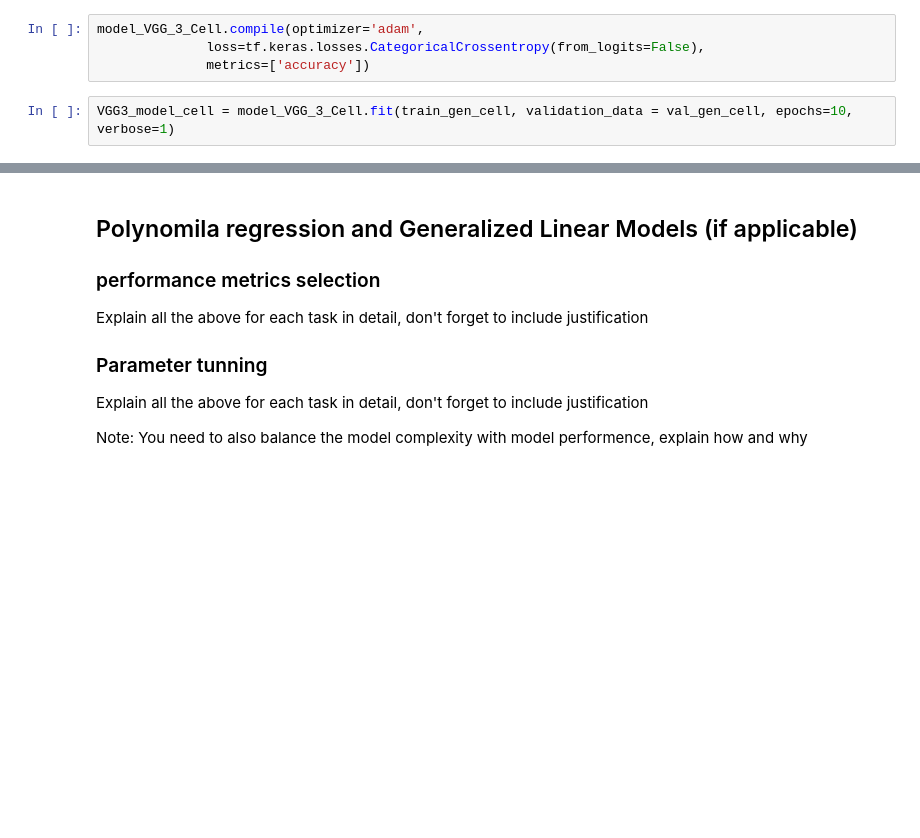
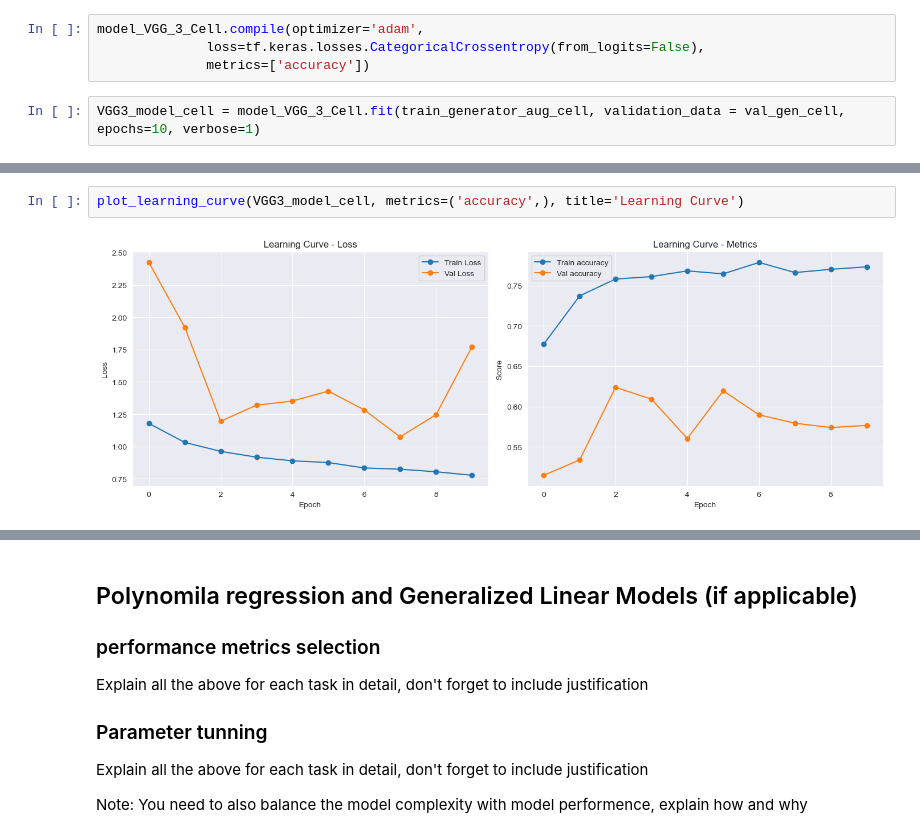
Before and after one commit to Shalini247/Image-Classification, a Jupyter notebook: s4073541_s4072225.ipynb, the cells around one changed output, grey strips where cells are left out. Saved outputs shown, nothing was run; the diff lists cells and outputs as text; blank space fills up the shorter version.

Commit message:
notebook commit changes to models fine tuned

```diff
--- a/s4073541_s4072225.ipynb
+++ b/s4073541_s4072225.ipynb
@@ -944,6 +944,6 @@ model_VGG_3_Cell.compile(optimizer='adam',
               loss=tf.keras.losses.CategoricalCrossentropy(from_logits=False),
               metrics=['accuracy'])
 # %%
-VGG3_model_cell = model_VGG_3_Cell.fit(train_gen_cell, validation_data = val_gen_cell, epochs=10, verbose=1)
+VGG3_model_cell = model_VGG_3_Cell.fit(train_generator_aug_cell, validation_data = val_gen_cell, epochs=10, verbose=1)
 # %% [output]
 Epoch 1/10
@@ -962,0 +969,4 @@ Epoch 7/10
+# %%
+plot_learning_curve(VGG3_model_cell, metrics=('accuracy',), title='Learning Curve')
+# %% [output]
+[figure, added]
```
Also changed, not shown: parts of 9 cells of this notebook.
